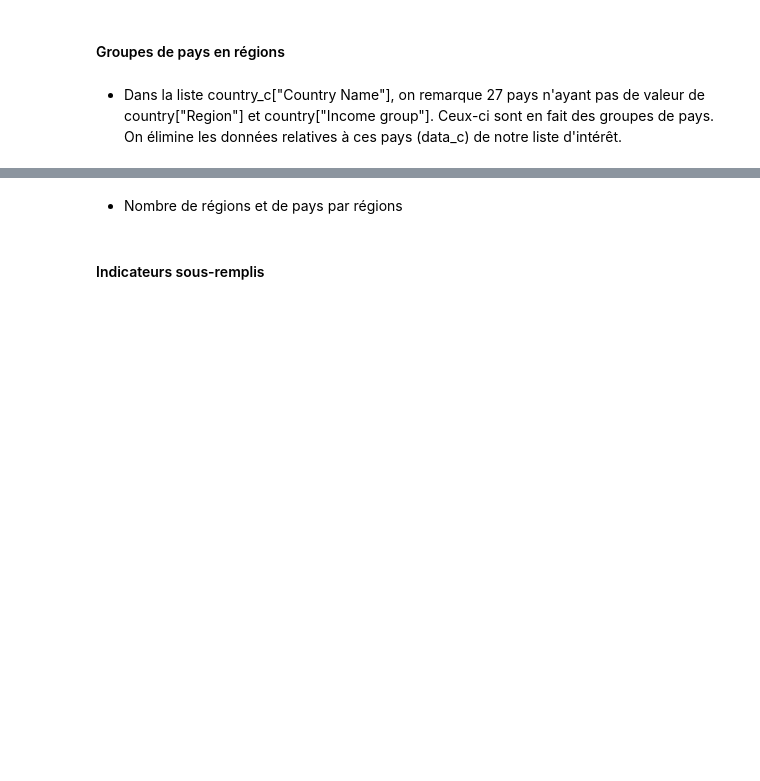
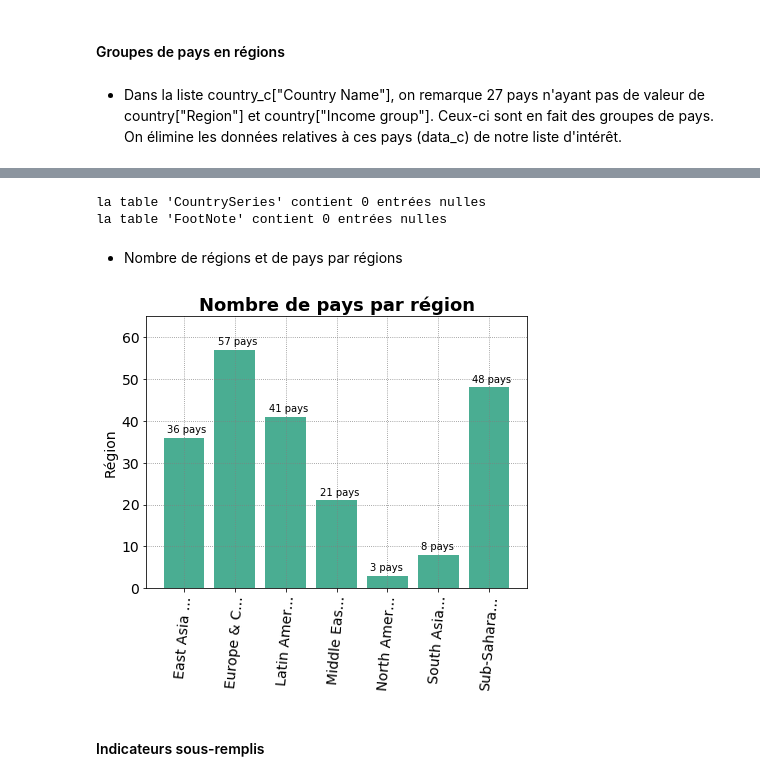
Before and after one commit to SmellyArmure/OC_DS_Project2, a Jupyter notebook: NOTEBOOK/P2-DataSystEd.ipynb, the cells around one changed output, grey strips where cells are left out. Drawn from its saved outputs; the diff is of its cells as text; code cells hidden in the pictures; blank space fills up the shorter version.

```diff
--- a/NOTEBOOK/P2-DataSystEd.ipynb
+++ b/NOTEBOOK/P2-DataSystEd.ipynb
@@ -668,2 +867,8 @@ print(len(sans_reg_cnt))
+# %%
+print("la table 'CountrySeries' contient {} entrées nulles".format(inf_cnt_ser.loc["null"].sum()))
+print("la table 'FootNote' contient {} entrées nulles".format(inf_footnote.loc["null"].sum()))
+# %% [output]
+la table 'CountrySeries' contient 0 entrées nulles
+la table 'FootNote' contient 0 entrées nulles
 # %% [markdown]
 * Nombre de régions et de pays par régions
@@ -684,31 +875,33 @@ plt.show()
 # %%
 # code de pays et région associée
 
 fig = plt.figure(figsize = (15,5))
 
 df2 = country_c[['Country Name', 'Region']].groupby('Region').count()
 li_region = list(df2.index)
 x = li_region
 xlab = [my_str[:10]+"..." if len(my_str)>8 else my_str for my_str in x]
 y1 = df2.values.reshape(len(df2.values),)
-y2 =
+#y2 =
 
 # Nombre de pays par région
 plot1 = plt.subplot(1,2,1)
 basic_plot("bar", plot1, xlab, y1, xlab, "", "Région",  "Nombre de pays par région", 5)
 labels = [ '{:.0f} pays'.format(y1[i]) for i in range(len(y1))]
 for label,xlab, y1 in zip(labels, xlab, y1):
     plt.annotate(label, xy=(xlab, y1), xytext=(-17, 3),
         textcoords='offset points', ha='left', va='bottom' )
 plt.ylim(0,65)
 
 # Nombre d'habitants cumulés par région
-plot2 = plt.subplot(1,2,2)
-basic_plot("bar", plot2, xlab, y2, xlab, "", "Région",  "Nombre d'habitants par région", 5)
-labels = [ '{:.0f} pays'.format(y2[i]) for i in range(len(y))]
-for label,xlab, y2 in zip(labels, xlab, y2):
-    plt.annotate(label, xy=(xlab, y2), xytext=(-17, 3),
-        textcoords='offset points', ha='left', va='bottom' )
-plt.ylim(0,65)
+# plot2 = plt.subplot(1,2,2)
+# basic_plot("bar", plot2, xlab, y2, xlab, "", "Région",  "Nombre d'habitants par région", 5)
+# labels = [ '{:.0f} pays'.format(y2[i]) for i in range(len(y))]
+# for label,xlab, y2 in zip(labels, xlab, y2):
+#     plt.annotate(label, xy=(xlab, y2), xytext=(-17, 3),
+#         textcoords='offset points', ha='left', va='bottom' )
+# plt.ylim(0,65)
 
 plt.show()
+# %% [output]
+[figure, added]
```
Also changed, not shown: parts of 53 cells of this notebook.
